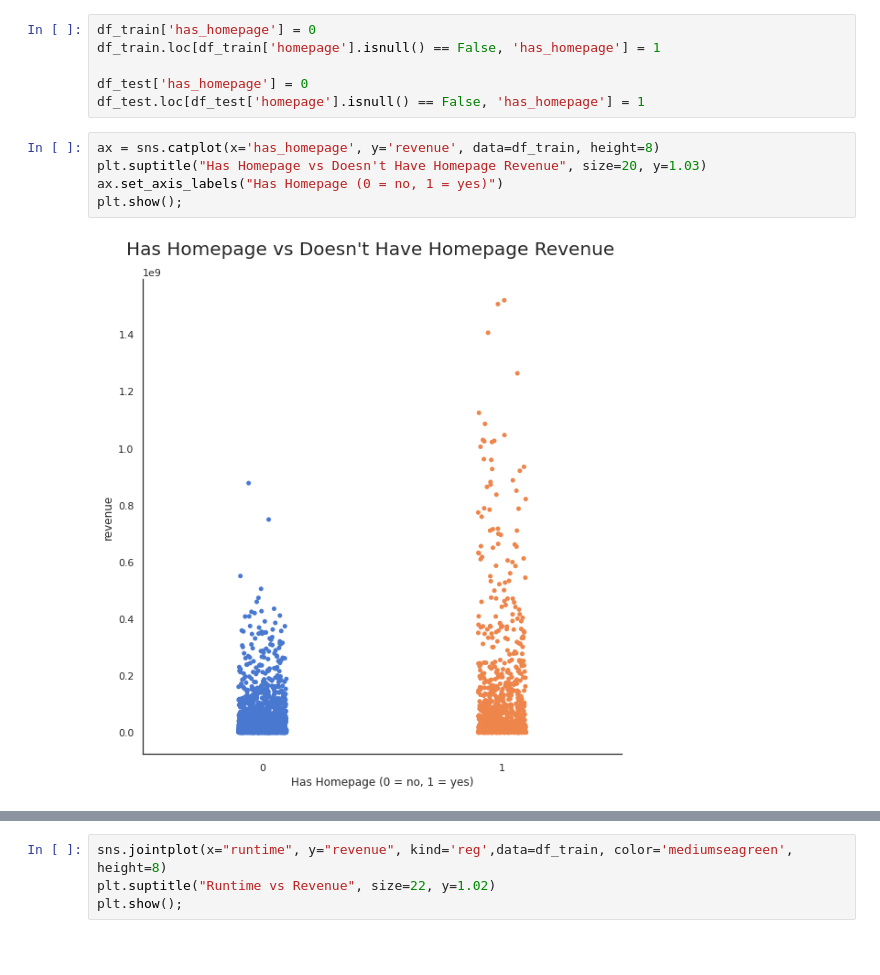
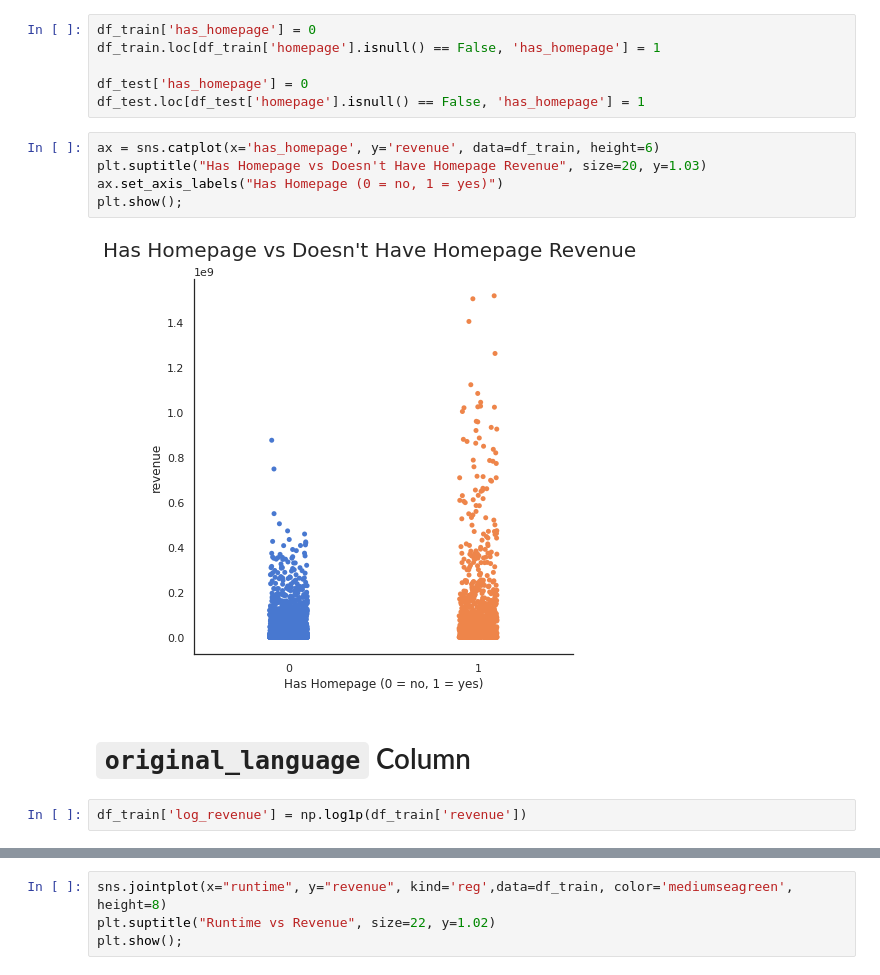
Before and after one commit to pedrohortencio/kaggle-competitions, a Jupyter notebook: TMDB/TMDB.ipynb, the cells around one changed output, grey strips where cells are left out. Cells and saved outputs as stored; diff of their text form; blank space fills up the shorter version.

````diff
--- a/TMDB/TMDB.ipynb
+++ b/TMDB/TMDB.ipynb
@@ -898,9 +898,13 @@ df_train.loc[df_train['homepage'].isnull() == False, 'has_homepage'] = 1
 df_test['has_homepage'] = 0
 df_test.loc[df_test['homepage'].isnull() == False, 'has_homepage'] = 1
 # %%
-ax = sns.catplot(x='has_homepage', y='revenue', data=df_train, height=8)
+ax = sns.catplot(x='has_homepage', y='revenue', data=df_train, height=6)
 plt.suptitle("Has Homepage vs Doesn't Have Homepage Revenue", size=20, y=1.03)
 ax.set_axis_labels("Has Homepage (0 = no, 1 = yes)")
 plt.show();
 # %% [output]
-[figure, old version]
+[figure, new version]
+# %% [markdown]
+# ```original_language``` Column
+# %%
+df_train['log_revenue'] = np.log1p(df_train['revenue'])
````
Also changed, not shown: parts of 15 cells of this notebook.
